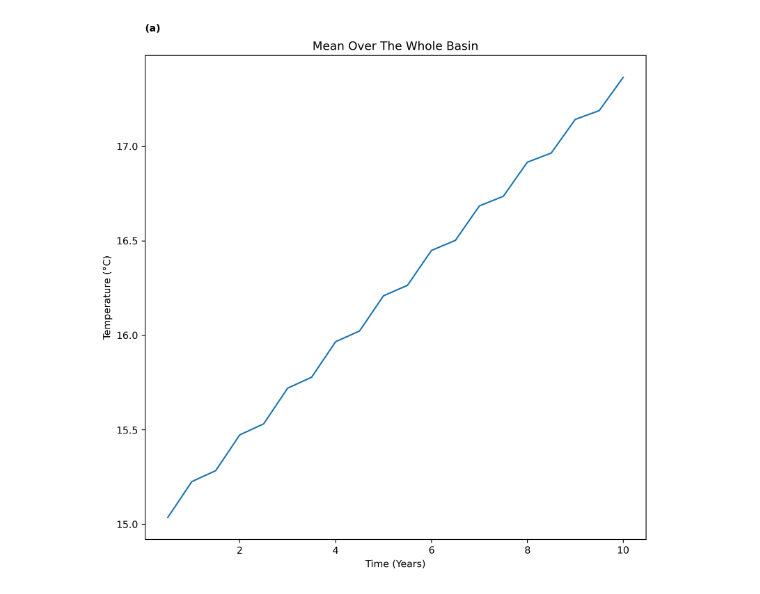
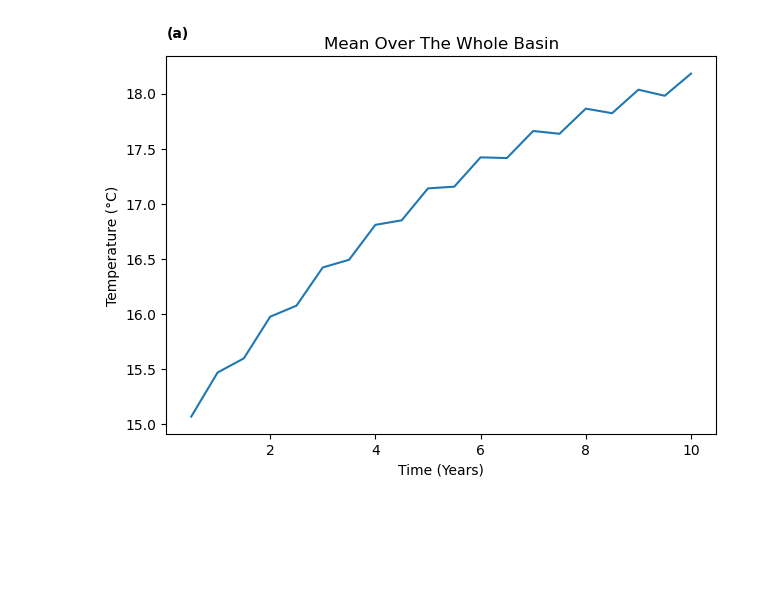
Before and after one commit to kaftkatt/IntercambioNGC, a Jupyter notebook: Scripts/2D analysis.ipynb, the cells around one changed output. Cells and saved outputs as stored; diff of their text form; code cells hidden in the pictures; blank space fills up the shorter version.

```diff
--- a/Scripts/2D analysis.ipynb
+++ b/Scripts/2D analysis.ipynb
@@ -75,19 +75,19 @@ OB=20
-# %%
-fig,ax=plt.subplots()
-
-ax.plot(ds.T.values/(60*60*24*360),np.mean(np.mean(ds.THETA[:,:13,OB:-OB,0],axis=1),axis=1))
-
-ax.set(xlabel='Time (Years)',ylabel='Temperature (°C)',title='Mean Over The Whole Basin')
-
-ax.text(0, 1.05, '(a)', fontweight='bold', color='k',
-        transform=ax.transAxes)
-
-fig.tight_layout()
-#plt.savefig('../' + str(project)+'/Figures/' +str(ed)+ 'OBCStest.png', bbox_inches='tight')
-# %% [output]
-[figure, old version]
 # %%
 zind=np.where(dsG.Z>-400)[0][-1]
+# %%
+fig,ax=plt.subplots()
+
+ax.plot(ds.T.values/(60*60*24*360),np.mean(np.mean(ds.THETA[:,:zind,OB:OBend,0],axis=1),axis=1))
+
+ax.set(xlabel='Time (Years)',ylabel='Temperature (°C)',title='Mean Over The Whole Basin')
+
+ax.text(0, 1.05, '(a)', fontweight='bold', color='k',
+        transform=ax.transAxes)
+
+fig.tight_layout()
+#plt.savefig('../' + str(project)+'/Figures/' +str(ed)+ 'OBCStest.png', bbox_inches='tight')
+# %% [output]
+[figure, new version]
 # %%
 tin=np.where(ds.T/(24*60*60*360)>7)[0][0]
 tinS=np.where(dsS.T/(24*60*60*360)>7)[0][0]
```
Also changed, not shown: parts of 6 cells of this notebook, 9 other files.
